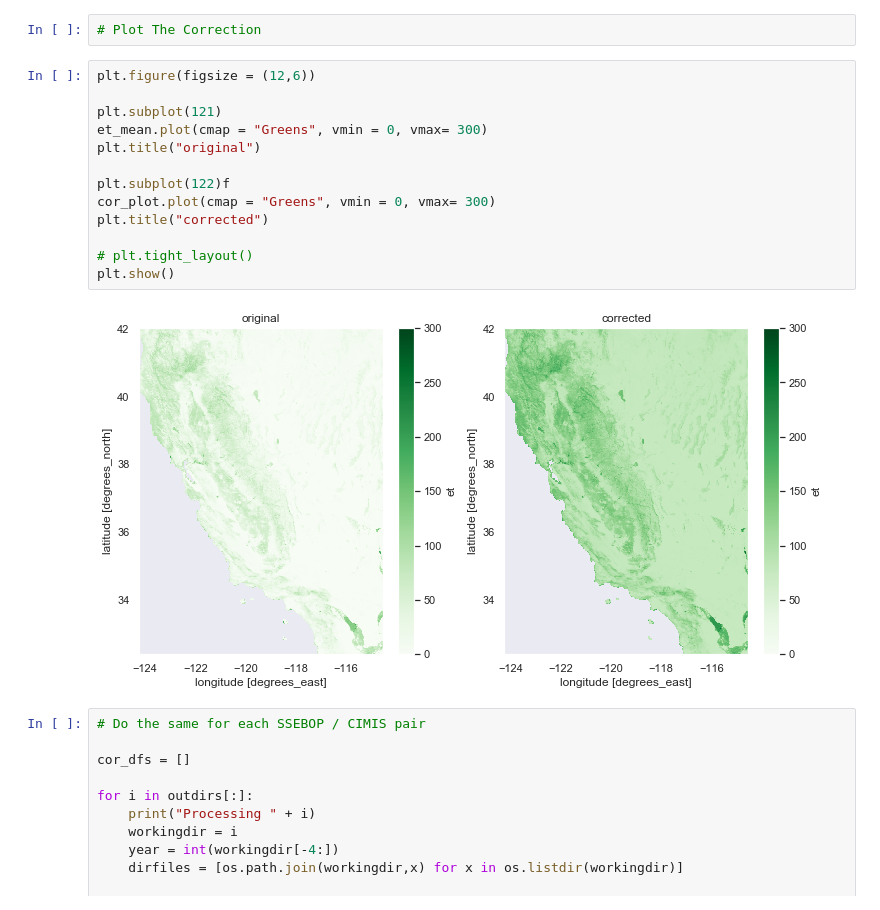
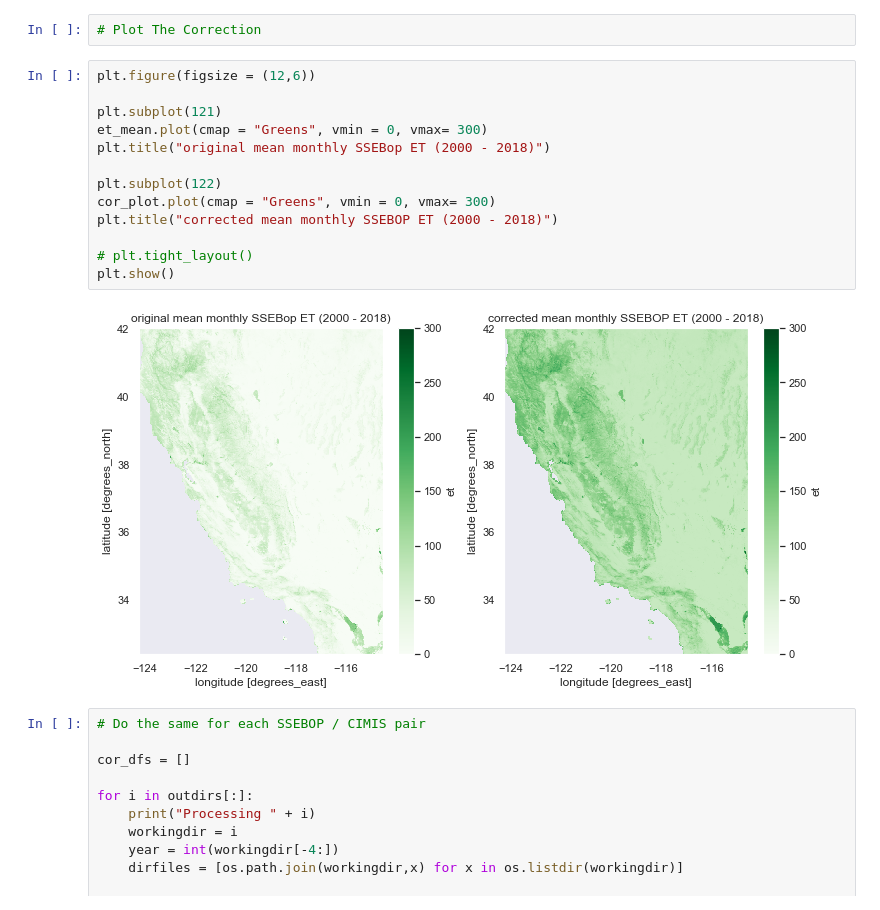
Before and after one commit to kashingtonDC/CIMIS, a Jupyter notebook: code/CIMIS.ipynb, the cells around one changed output. Cells and saved outputs as stored; diff of their text form.

```diff
--- a/code/CIMIS.ipynb
+++ b/code/CIMIS.ipynb
@@ -451,18 +452,18 @@ cor_plot = cor_mean.where(cor_mean!=253.28389) # remove nans
 # %%
 plt.figure(figsize = (12,6))
 
 plt.subplot(121)
 et_mean.plot(cmap = "Greens", vmin = 0, vmax= 300)
-plt.title("original")
+plt.title("original mean monthly SSEBop ET (2000 - 2018)")
 
-plt.subplot(122)f
+plt.subplot(122)
 cor_plot.plot(cmap = "Greens", vmin = 0, vmax= 300)
-plt.title("corrected")
+plt.title("corrected mean monthly SSEBOP ET (2000 - 2018)")
 
 # plt.tight_layout()
 plt.show()
 # %% [output]
-[figure, old version]
+[figure, new version]
 # %%
 # Do the same for each SSEBOP / CIMIS pair
 
```
Also changed, not shown: parts of 64 cells of this notebook.
